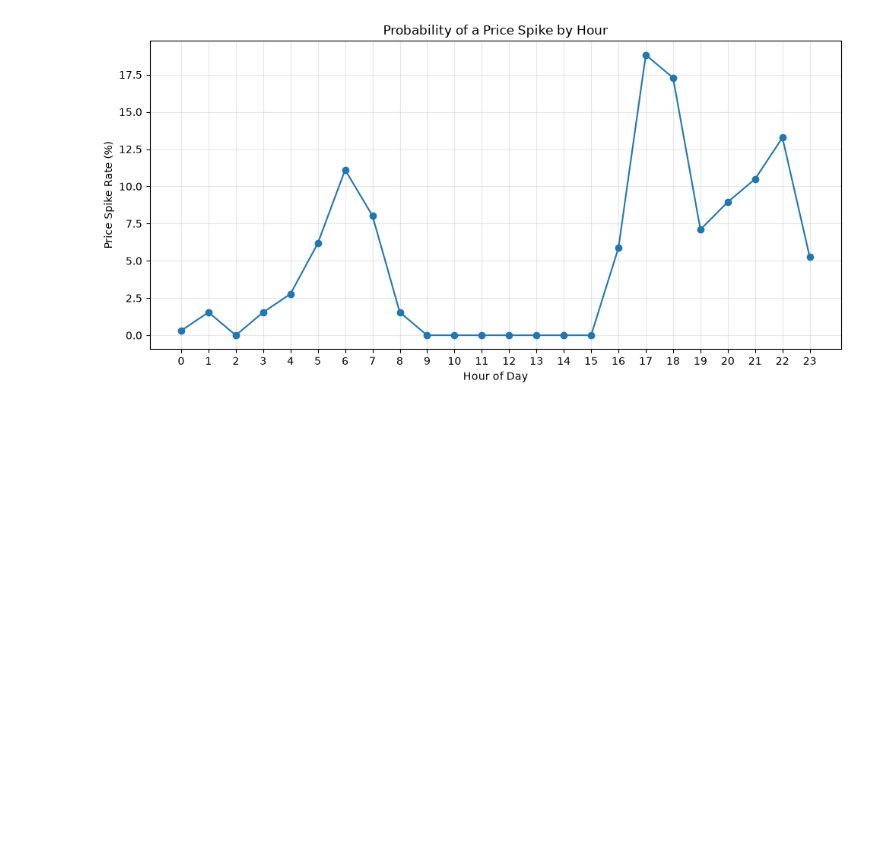
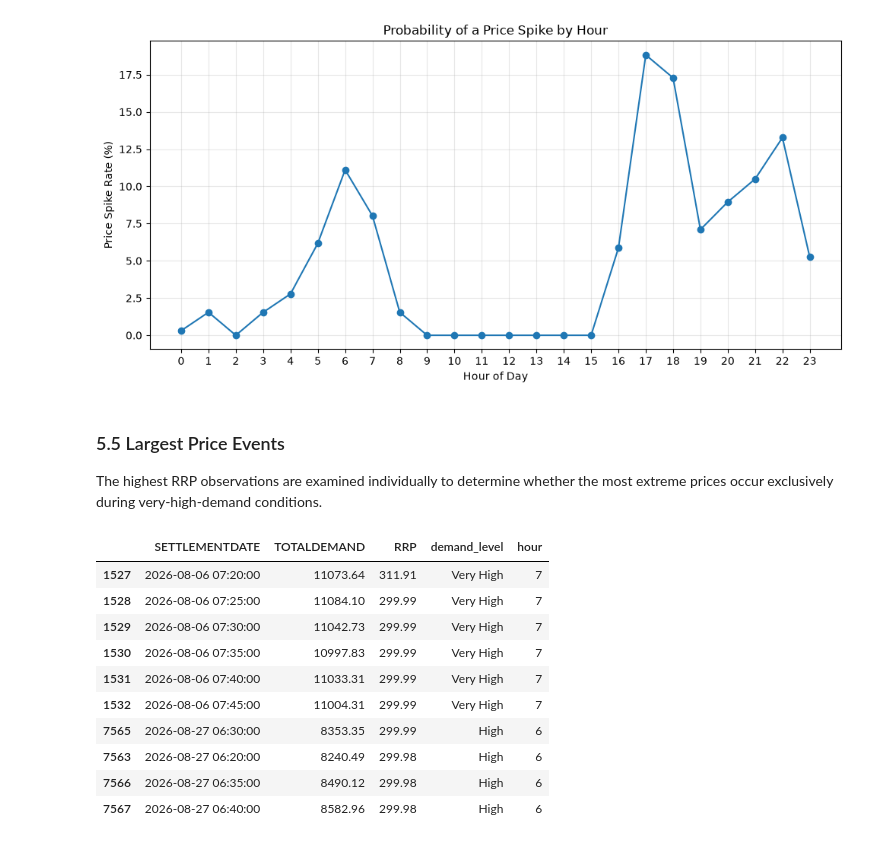
Before and after one commit to klm2109/australian-energy-market-analytics, a Jupyter notebook: notebooks/Price_Demand Analysis.ipynb, the cells around one changed output. Drawn from its saved outputs; the diff is of its cells as text; code cells hidden in the pictures; blank space fills up the shorter version.

Commit message:
Examine the top 10 extreme events

```diff
--- a/notebooks/Price_Demand Analysis.ipynb
+++ b/notebooks/Price_Demand Analysis.ipynb
@@ -531,3 +531,27 @@ plt.tight_layout()
 plt.show()
 # %% [output]
 [figure]
+# %% [markdown]
+### 5.5 Largest Price Events
+
+The highest RRP observations are examined individually to determine whether
+the most extreme prices occur exclusively during very-high-demand conditions.
+# %%
+top_10_prices = (
+    df.nlargest(10, "RRP")
+      [["SETTLEMENTDATE", "TOTALDEMAND", "RRP", "demand_level", "hour"]]
+)
+
+top_10_prices
+# %% [output]
+|  | SETTLEMENTDATE | TOTALDEMAND | RRP | demand_level | hour |
+| 1527 | 2026-08-06 07:20:00 | 11073.64 | 311.91 | Very High | 7 |
+| 1528 | 2026-08-06 07:25:00 | 11084.10 | 299.99 | Very High | 7 |
+| 1529 | 2026-08-06 07:30:00 | 11042.73 | 299.99 | Very High | 7 |
+| 1530 | 2026-08-06 07:35:00 | 10997.83 | 299.99 | Very High | 7 |
+| 1531 | 2026-08-06 07:40:00 | 11033.31 | 299.99 | Very High | 7 |
+| 1532 | 2026-08-06 07:45:00 | 11004.31 | 299.99 | Very High | 7 |
+| 7565 | 2026-08-27 06:30:00 | 8353.35 | 299.99 | High | 6 |
+| 7563 | 2026-08-27 06:20:00 | 8240.49 | 299.98 | High | 6 |
+| 7566 | 2026-08-27 06:35:00 | 8490.12 | 299.98 | High | 6 |
+| 7567 | 2026-08-27 06:40:00 | 8582.96 | 299.98 | High | 6 |
```
